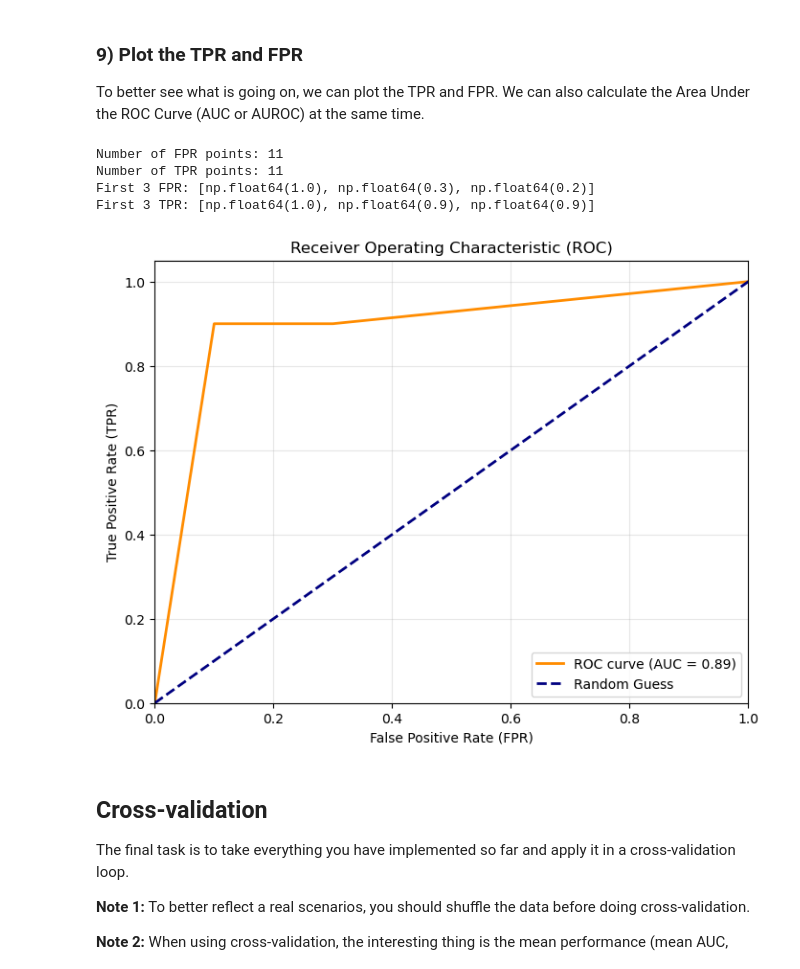
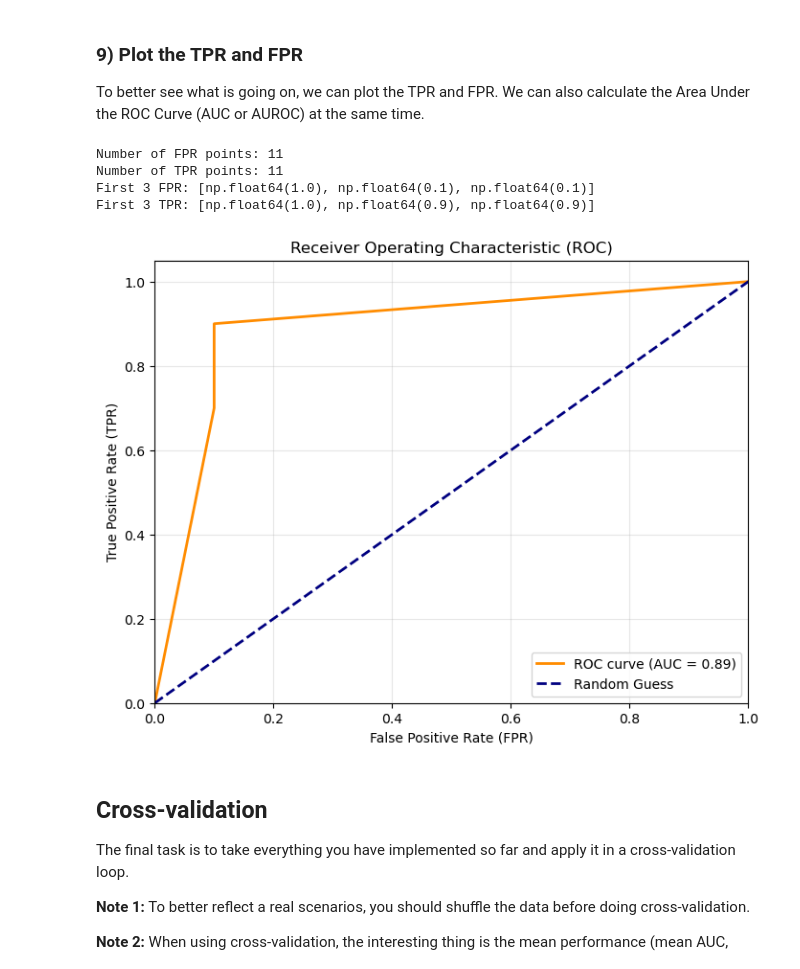
Before and after one commit to beew77/Naive-Bayes-learning, a Jupyter notebook: ML-Assignment 1 - Student names.ipynb, the cells around one changed output. Saved outputs shown, nothing was run; the diff lists cells and outputs as text; code cells hidden in the pictures.

```diff
--- a/ML-Assignment 1 - Student names.ipynb
+++ b/ML-Assignment 1 - Student names.ipynb
@@ -517,7 +517,7 @@ test_labels_combined = np.concatenate([
 
 prediction_probs = get_model_scores(test_features_combined, feature_stats, pos_class=pos_class_name)
 
-tpr_list, fpr_list = TPR_and_FPR(prediction_probs, test_labels_combined, threshold_stepsize=0.01)
+tpr_list, fpr_list = TPR_and_FPR(prediction_probs, test_labels_combined, threshold_stepsize=0.1)
 
 print(f"Testing {pos_class_name} as Positive Class")
 print(f"FPR values: {fpr_list}")
@@ -561,34 +561,34 @@ def plot_ROC(TPR, FPR):
 # %%
 #test_fpr = [1.0, 0.0, 0.0, 0.0, 0.0, 0.0, 0.0, 0.0, 0.0, 0.0, 0.0]
 #test_tpr = [1.0, 1.0, 1.0, 1.0, 1.0, 1.0, 1.0, 1.0, 1.0, 1.0, 1.0]
 # 1. Define Positive Class
-pos_class_name = "virginica"
+pos_class_name = "versicolor"
 
 # 2. Combine Features
-test_features_combined = np.vstack((test_f_versicolor, test_f_virginica))
+test_features_combined = np.vstack((test_f_virginica, test_f_versicolor))
 # 3. Create Labels (0 for versicolor, 1 for virginica)
 test_labels_combined = np.concatenate([
-    np.zeros(len(test_f_versicolor)),
-    np.ones(len(test_f_virginica))
+    np.zeros(len(test_f_virginica)),
+    np.ones(len(test_f_versicolor))
 ])
 
 # 4. Generate Scores
 # Ensure your feature_stats dictionary now contains "versicolor" and "virginica"
 prediction_probs = get_model_scores(test_features_combined, feature_stats, pos_class=pos_class_name)
 
 # 5. Evaluate and Plot
 tpr_v, fpr_v = TPR_and_FPR(prediction_probs, test_labels_combined, threshold_stepsize=0.1)
 print(f"Number of FPR points: {len(fpr_v)}")
 print(f"Number of TPR points: {len(tpr_v)}")
 print(f"First 3 FPR: {fpr_v[:3]}")
 print(f"First 3 TPR: {tpr_v[:3]}")
-plot_ROC(tpr_v, fpr_v)
+plot_ROC(tpr_list, fpr_list)
 # %% [output]
 Number of FPR points: 11
 Number of TPR points: 11
-First 3 FPR: [np.float64(1.0), np.float64(0.3), np.float64(0.2)]
+First 3 FPR: [np.float64(1.0), np.float64(0.1), np.float64(0.1)]
 First 3 TPR: [np.float64(1.0), np.float64(0.9), np.float64(0.9)]
-[figure, old version]
+[figure, new version]
 # %% [markdown]
 ## Cross-validation
 
```
Also changed, not shown: parts of 1 cell of this notebook.
